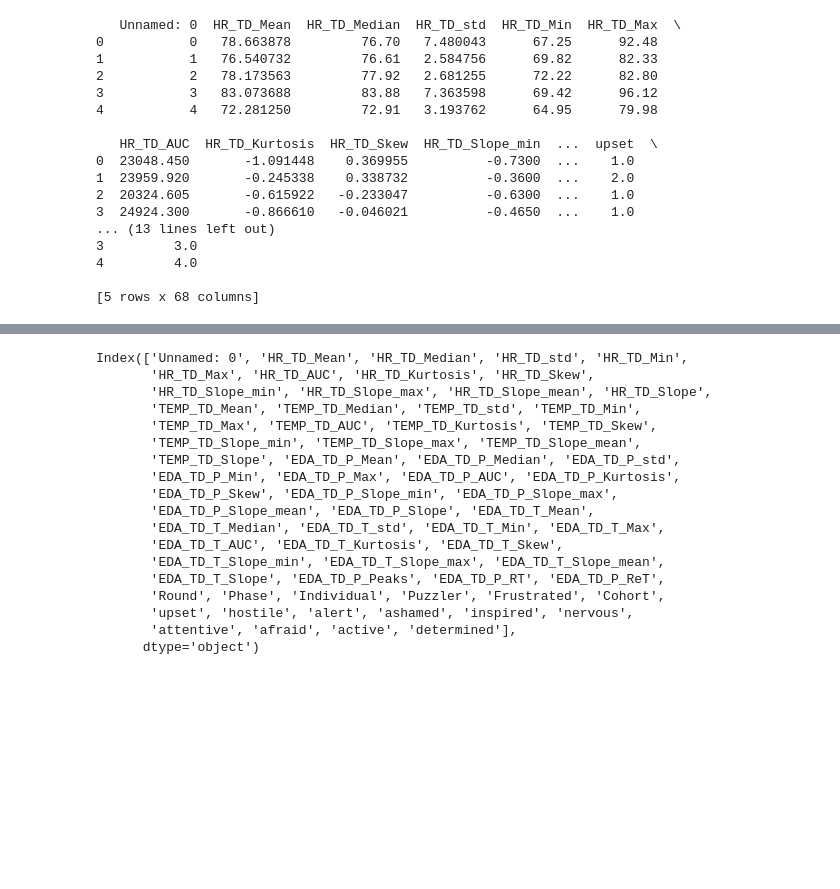
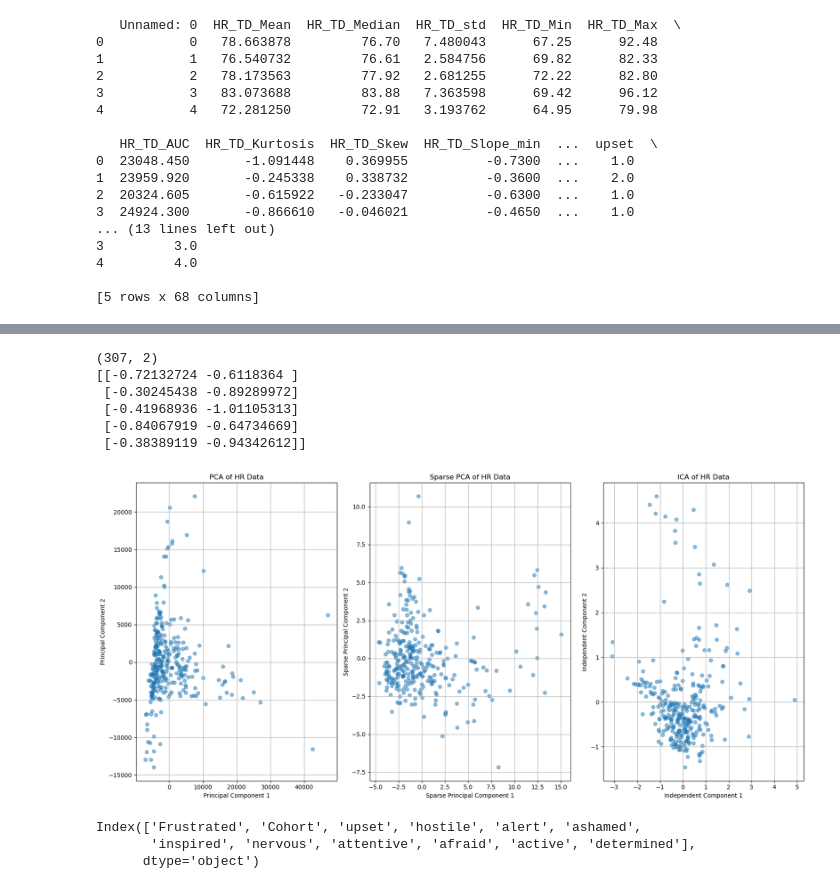
Before and after one commit to BjarkeErichsen/unsupervised-cda-proj-2, a Jupyter notebook: case2.ipynb, the cells around one changed output, grey strips where cells are left out. Saved outputs shown, nothing was run; the diff lists cells and outputs as text; code cells hidden in the pictures; blank space fills up the shorter version.

```diff
--- a/case2.ipynb
+++ b/case2.ipynb
@@ -31,21 +175,46 @@ print(data.head())
+# %%
+#PCA and sPCA and ICA in same plot
+from sklearn.decomposition import FastICA
+#Apply ICA
+ica = FastICA(n_components=2, random_state=42)
+ica.fit(features_scaled)
+features_ica = ica.transform(features_scaled)
+print(features_ica.shape)
+print(features_ica[:5])
+#Plot the PCA, Sparse PCA and ICA results
+plt.figure(figsize=(17, 8))
+#plot vertically instead of horizontally
+plt.subplot(1, 3, 1)
+plt.scatter(features_pca[:, 0], features_pca[:, 1], alpha=0.5)
+plt.title('PCA of HR Data')
+plt.xlabel('Principal Component 1')
+plt.ylabel('Principal Component 2')
+plt.grid()
+plt.subplot(1, 3, 2)
+plt.scatter(features_sparse_pca[:, 0], features_sparse_pca[:, 1], alpha=0.5)
+plt.title('Sparse PCA of HR Data')
+plt.xlabel('Sparse Principal Component 1')
+plt.ylabel('Sparse Principal Component 2')
+plt.grid()
+plt.subplot(1, 3, 3)
+plt.scatter(features_ica[:, 0], features_ica[:, 1], alpha=0.5)
+plt.title('ICA of HR Data')
+plt.xlabel('Independent Component 1')
+plt.ylabel('Independent Component 2')
+plt.grid()
+plt.tight_layout()
+plt.show()
+# %% [output]
+(307, 2)
+[[-0.72132724 -0.6118364 ]
+ [-0.30245438 -0.89289972]
+ [-0.41968936 -1.01105313]
+ [-0.84067919 -0.64734669]
+ [-0.38389119 -0.94342612]]
+[figure, added]
 # %%
-data.columns
+response.columns
 # %% [output]
-Index(['Unnamed: 0', 'HR_TD_Mean', 'HR_TD_Median', 'HR_TD_std', 'HR_TD_Min',
-       'HR_TD_Max', 'HR_TD_AUC', 'HR_TD_Kurtosis', 'HR_TD_Skew',
-       'HR_TD_Slope_min', 'HR_TD_Slope_max', 'HR_TD_Slope_mean', 'HR_TD_Slope',
-       'TEMP_TD_Mean', 'TEMP_TD_Median', 'TEMP_TD_std', 'TEMP_TD_Min',
-       'TEMP_TD_Max', 'TEMP_TD_AUC', 'TEMP_TD_Kurtosis', 'TEMP_TD_Skew',
-       'TEMP_TD_Slope_min', 'TEMP_TD_Slope_max', 'TEMP_TD_Slope_mean',
-       'TEMP_TD_Slope', 'EDA_TD_P_Mean', 'EDA_TD_P_Median', 'EDA_TD_P_std',
-       'EDA_TD_P_Min', 'EDA_TD_P_Max', 'EDA_TD_P_AUC', 'EDA_TD_P_Kurtosis',
-       'EDA_TD_P_Skew', 'EDA_TD_P_Slope_min', 'EDA_TD_P_Slope_max',
-       'EDA_TD_P_Slope_mean', 'EDA_TD_P_Slope', 'EDA_TD_T_Mean',
-       'EDA_TD_T_Median', 'EDA_TD_T_std', 'EDA_TD_T_Min', 'EDA_TD_T_Max',
-       'EDA_TD_T_AUC', 'EDA_TD_T_Kurtosis', 'EDA_TD_T_Skew',
-       'EDA_TD_T_Slope_min', 'EDA_TD_T_Slope_max', 'EDA_TD_T_Slope_mean',
-       'EDA_TD_T_Slope', 'EDA_TD_P_Peaks', 'EDA_TD_P_RT', 'EDA_TD_P_ReT',
-       'Round', 'Phase', 'Individual', 'Puzzler', 'Frustrated', 'Cohort',
-       'upset', 'hostile', 'alert', 'ashamed', 'inspired', 'nervous',
-       'attentive', 'afraid', 'active', 'determined'],
+Index(['Frustrated', 'Cohort', 'upset', 'hostile', 'alert', 'ashamed',
+       'inspired', 'nervous', 'attentive', 'afraid', 'active', 'determined'],
       dtype='object')
```
Also changed, not shown: parts of 11 cells of this notebook.
